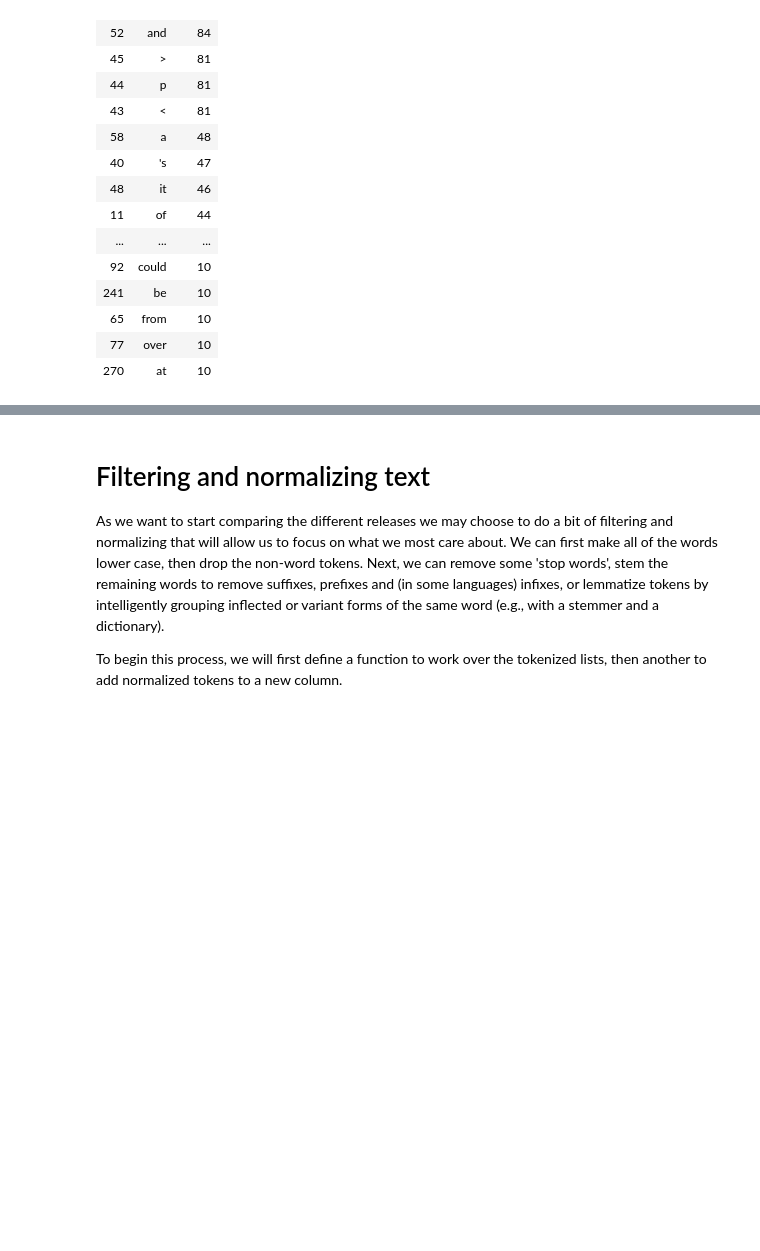
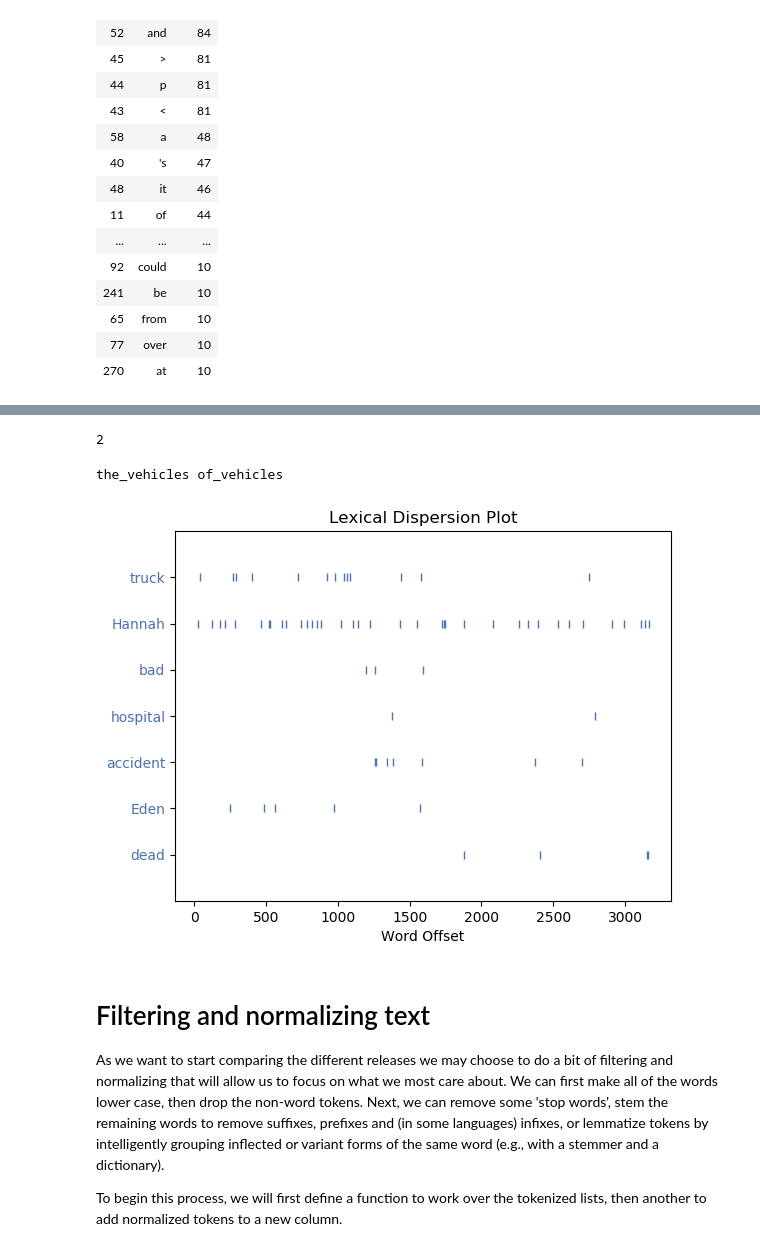
Before and after one commit to VivianQian19/Content-Analysis-2020, a Jupyter notebook: week-4/4-Counting-Words-Phrases.ipynb, the cells around one changed output, grey strips where cells are left out. Drawn from its saved outputs; the diff is of its cells as text; code cells hidden in the pictures; blank space fills up the shorter version.

```diff
--- a/week-4/4-Counting-Words-Phrases.ipynb
+++ b/week-4/4-Counting-Words-Phrases.ipynb
@@ -802,3 +678,20 @@ NameError: name 'movie_raw' is not defined
+# %%
+# nltk for word count
+fictext.count('sheriff')
+# %% [output]
+2
+# %%
+# nltk to find common context for 'county'
+fictext.common_contexts(['emergency'])
+# %% [output]
+the_vehicles of_vehicles
+# %%
+# make lexical dispersion plot
+sns.reset_orig() #Seaborn messes with this plot, disabling it
+fictext.dispersion_plot(['truck','Hannah', 'bad', 'hospital' ,'accident', 'Eden', 'dead'])
+sns.set() #Re-enabling seaborn
+# %% [output]
+[figure, added]
 # %% [markdown]
 # Filtering and normalizing text
 
```
Also changed, not shown: parts of 5 cells of this notebook.
